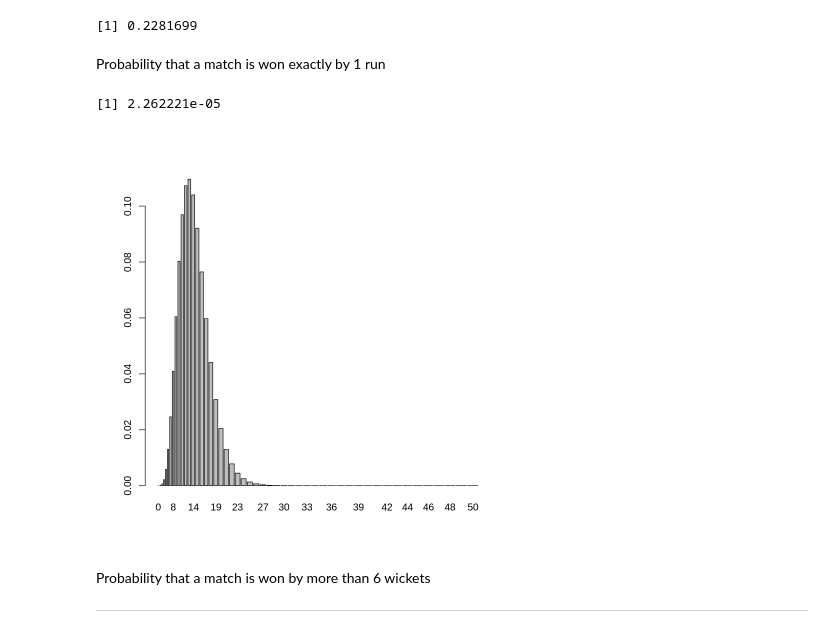
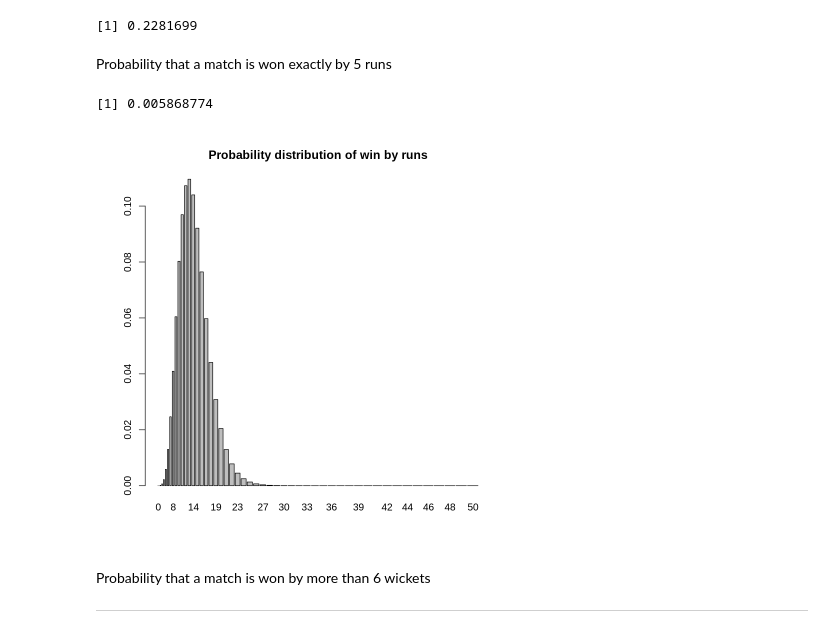
Before and after one commit to Abhishek4848/IPL-Match-Analysis, a Jupyter notebook: IPL_Analysis.ipynb, the cells around one changed output. Drawn from its saved outputs; the diff is of its cells as text; code cells hidden in the pictures.

Commit message:
Probability distributions

```diff
--- a/IPL_Analysis.ipynb
+++ b/IPL_Analysis.ipynb
@@ -300,16 +322,16 @@ p
 # %% [output]
 [1] 0.2281699
 # %% [markdown]
-Probability that a match is won exactly by 1 run
+Probability that a match is won exactly by 5 runs
 # %%
-dpois(1,mean_win_runs)
+dpois(5,mean_win_runs)
 # %% [output]
-[1] 2.262221e-05
+[1] 0.005868774
 # %%
 bar = dpois(c(0:50),mean_win_runs)
-barplot(bar,c(0:50),names.arg=c(0:50))
+barplot(bar,c(0:50),names.arg=c(0:50),main="Probability distribution of win by runs")
 # %% [output]
-[figure, old version]
+[figure, new version]
 # %% [markdown]
 Probability that a match is won by more than 6 wickets
 
```
Also changed, not shown: parts of 8 cells of this notebook.
